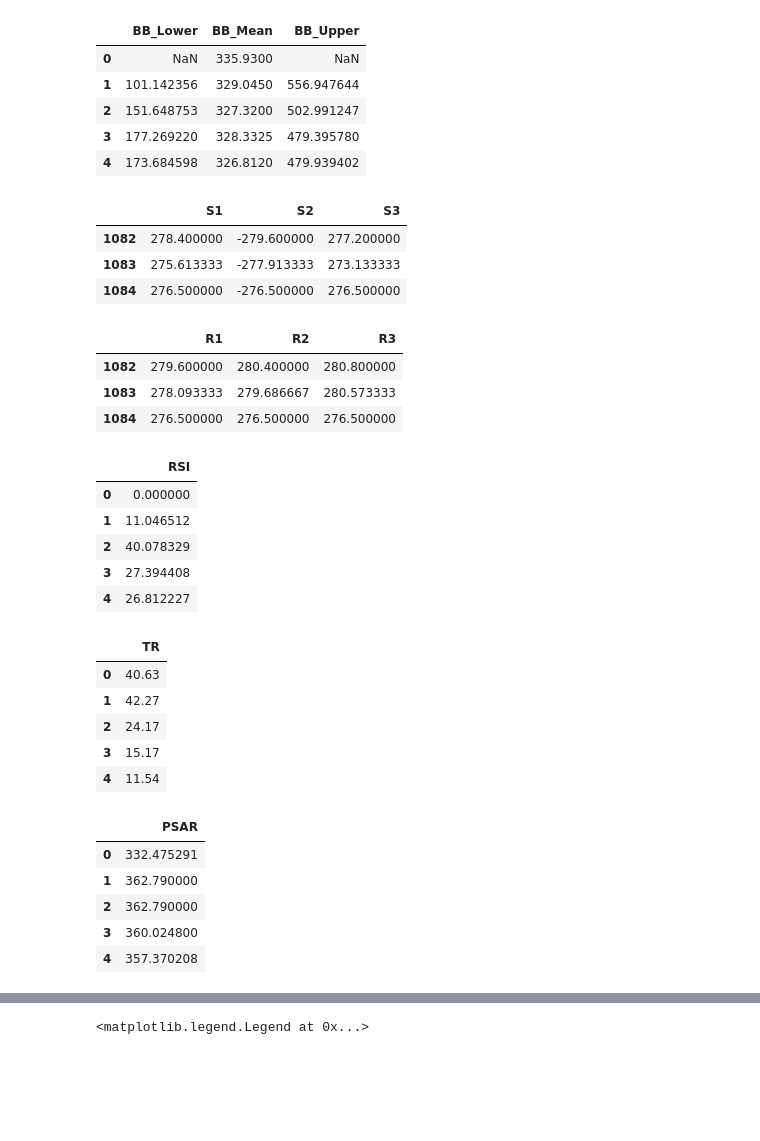
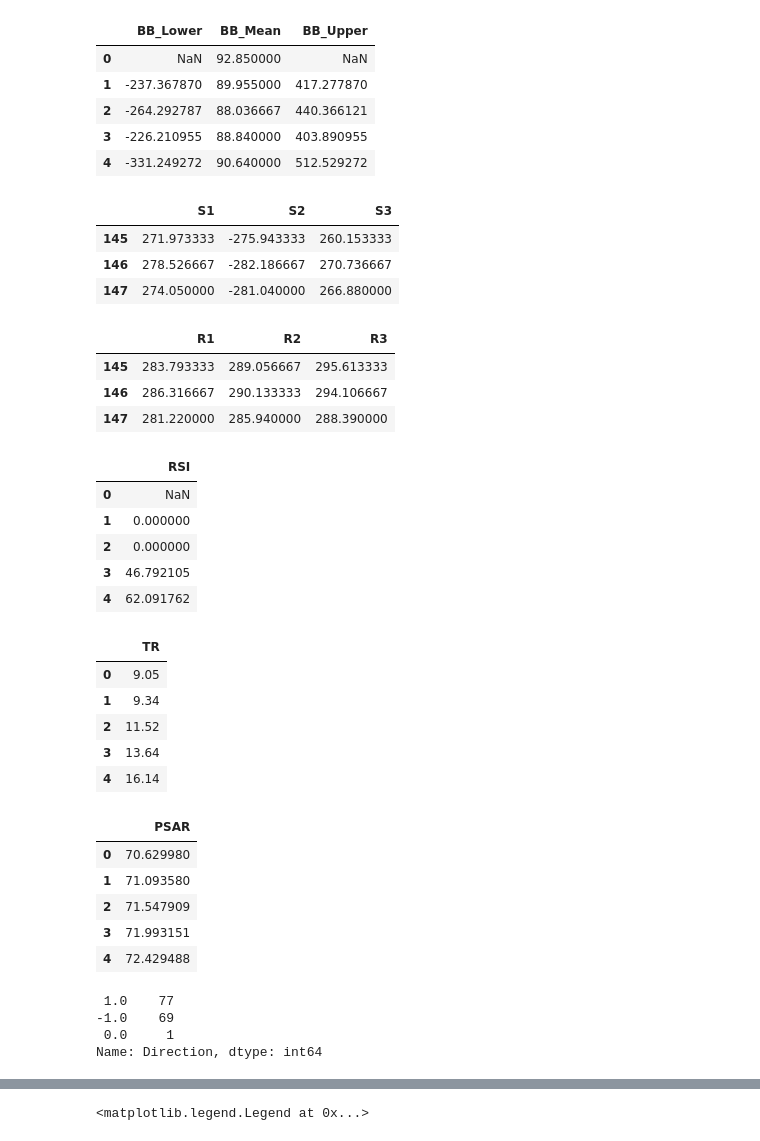
Before and after one commit to leonhead/machine-learning-training, a Jupyter notebook: machine_learning_tools/src/main/python/com/qubit/jupyter/supervised_learning/bitcoin/timeseries_dash.ipynb, the cells around one changed output, grey strips where cells are left out. Saved outputs shown, nothing was run; the diff lists cells and outputs as text; code cells hidden in the pictures; blank space fills up the shorter version.

```diff
--- a/machine_learning_tools/src/main/python/com/qubit/jupyter/supervised_learning/bitcoin/timeseries_dash.ipynb
+++ b/machine_learning_tools/src/main/python/com/qubit/jupyter/supervised_learning/bitcoin/timeseries_dash.ipynb
@@ -6,6 +6,6 @@ import matplotlib.pyplot as plt
 from pandas_datareader import data
 %matplotlib inline
 
-dash = pd.read_csv('/home/ml/datasets/DASH60.csv',delimiter=',', parse_dates=[['Date', 'Time']])
+dash = pd.read_csv('/home/ml/datasets/DASH240.csv',delimiter=',', parse_dates=[['Date', 'Time']])
 dash.head(1)
 # %% [output]
@@ -136,11 +140,11 @@ num_of_std = dash['Close'].std()
 get_bollinger_bands(dash['Close'],20,num_of_std).head(5)
 # %% [output]
 |  | BB_Lower | BB_Mean | BB_Upper |
-| 0 | NaN | 335.9300 | NaN |
-| 1 | 101.142356 | 329.0450 | 556.947644 |
-| 2 | 151.648753 | 327.3200 | 502.991247 |
-| 3 | 177.269220 | 328.3325 | 479.395780 |
-| 4 | 173.684598 | 326.8120 | 479.939402 |
+| 0 | NaN | 92.850000 | NaN |
+| 1 | -237.367870 | 89.955000 | 417.277870 |
+| 2 | -264.292787 | 88.036667 | 440.366121 |
+| 3 | -226.210955 | 88.840000 | 403.890955 |
+| 4 | -331.249272 | 90.640000 | 512.529272 |
 # %%
 min_values = dash['Min']
 max_values = dash['Max']
@@ -151,18 +155,13 @@ dash['Privot_Dot'] = privot_dots
 get_supports(privot_dots,min_values,max_values).tail(3)
 # %% [output]
 |  | S1 | S2 | S3 |
-| 1082 | 278.400000 | -279.600000 | 277.200000 |
-| 1083 | 275.613333 | -277.913333 | 273.133333 |
-| 1084 | 276.500000 | -276.500000 | 276.500000 |
+| 145 | 271.973333 | -275.943333 | 260.153333 |
+| 146 | 278.526667 | -282.186667 | 270.736667 |
+| 147 | 274.050000 | -281.040000 | 266.880000 |
 # %%
 get_resistors(privot_dots,min_values,max_values).tail(3)
 # %% [output]
 |  | R1 | R2 | R3 |
-| 1082 | 279.600000 | 280.400000 | 280.800000 |
-| 1083 | 278.093333 | 279.686667 | 280.573333 |
-| 1084 | 276.500000 | 276.500000 | 276.500000 |
+| 145 | 283.793333 | 289.056667 | 295.613333 |
+| 146 | 286.316667 | 290.133333 | 294.106667 |
+| 147 | 281.220000 | 285.940000 | 288.390000 |
-# %%
-diff = np.ediff1d(dash[['Close']])
-diff_df = pd.DataFrame([dash.Close,np.ediff1d(dash[['Close']])], dtype=float)
-diff_array = diff_df.values[1]
-dash['Diff'] = diff_array
@@ -169,31 +170,31 @@ dash['Diff'] = diff_array
 # %%
-dUp, dDown = dash['Diff'].copy(), dash['Diff'].copy()
+dUp, dDown = dash['Pct_Change'].copy(), dash['Pct_Change'].copy()
 get_relative_stength_index(dUp,dDown).head()
 # %% [output]
 |  | RSI |
-| 0 | 0.000000 |
-| 1 | 11.046512 |
-| 2 | 40.078329 |
-| 3 | 27.394408 |
-| 4 | 26.812227 |
+| 0 | NaN |
+| 1 | 0.000000 |
+| 2 | 0.000000 |
+| 3 | 46.792105 |
+| 4 | 62.091762 |
 # %%
 get_true_range(dash['Close'], dash['Max'], dash['Min']).head()
 # %% [output]
 |  | TR |
-| 0 | 40.63 |
-| 1 | 42.27 |
-| 2 | 24.17 |
-| 3 | 15.17 |
-| 4 | 11.54 |
+| 0 | 9.05 |
+| 1 | 9.34 |
+| 2 | 11.52 |
+| 3 | 13.64 |
+| 4 | 16.14 |
 # %%
 get_parabolic_stop_and_reversal(dash).head()
 # %% [output]
 |  | PSAR |
-| 0 | 332.475291 |
-| 1 | 362.790000 |
-| 2 | 362.790000 |
-| 3 | 360.024800 |
-| 4 | 357.370208 |
+| 0 | 70.629980 |
+| 1 | 71.093580 |
+| 2 | 71.547909 |
+| 3 | 71.993151 |
+| 4 | 72.429488 |
 # %%
 dash['TR'] = get_true_range(dash['Close'], dash['Max'], dash['Min'])
 # %%
@@ -216,3 +221,10 @@ dash['Direction'] = np.sign(dash['Close'].pct_change())
+# %%
+dash.Direction.value_counts()
+# %% [output]
+ 1.0    77
+-1.0    69
+ 0.0     1
+Name: Direction, dtype: int64
 # %%
 dash.head()
 # %% [output]
```
Also changed, not shown: parts of 21 cells of this notebook, 7 other files.
